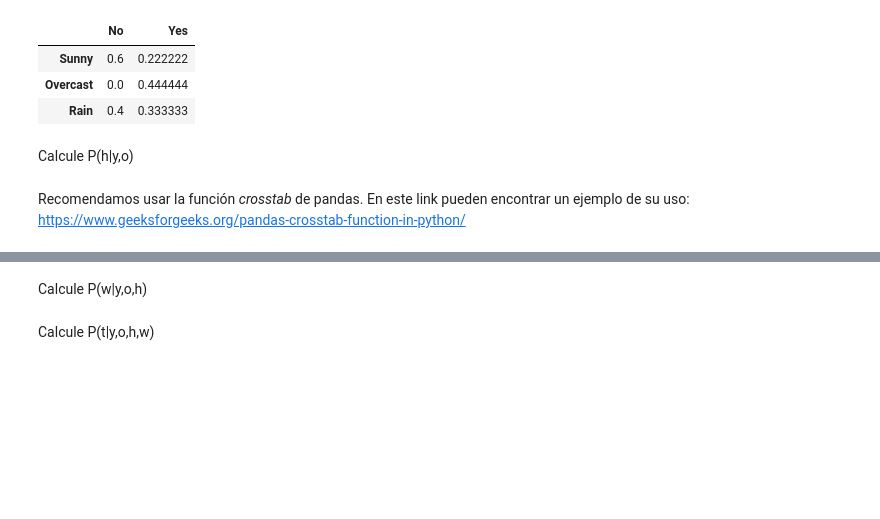
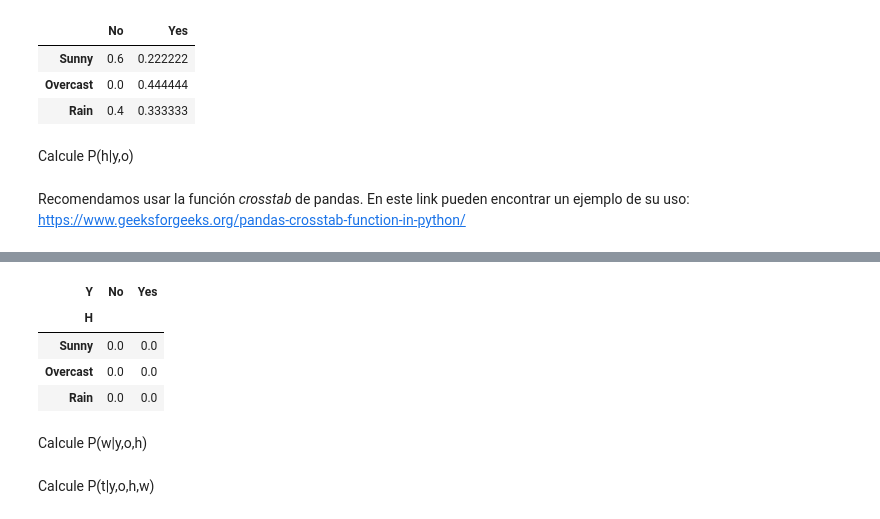
Before and after one commit to bluezombie/iagen-practico01, a Jupyter notebook: Tennis.ipynb, the cells around one changed output, grey strips where cells are left out. Drawn from its saved outputs; the diff is of its cells as text; code cells hidden in the pictures; blank space fills up the shorter version.

```diff
--- a/Tennis.ipynb
+++ b/Tennis.ipynb
@@ -325,17 +366,33 @@ Recomendamos usar la función *crosstab* de pandas. En este link pueden encontra
 # %%
 # Calcule la tabla de frecuencia
 # p(h|y,o) =
-p_h_yo =
+
+p_h_yo = pd.DataFrame(0, columns=yvalues, index=xvalues)
+# --- IGNORE ---
+for i in range(dimx):
+    for j in range(dimy):
+        if l[j] != 0:
+            p_h_yo.iloc[i,j] = obs.iloc[i,j] / l[j]
+# --- IGNORE ---
+
 
 # Luego se divide cada fila por la suma de sus elementos, puede usar las funciones div y sum de pandas
-p_h_yo = ...
+p_h_yo = p_h_yo.div(p_h_yo.sum(axis=1), axis=0)
 
 # No se oliden de llenar los valores NaN!!!
+p_h_yo = p_h_yo.fillna(0)
 
 # Cambiamos los nombres de los indices (si es que lo precisa)
-
+p_h_yo.index.name = 'H'
+p_h_yo.columns.name = 'Y'
 
 p_h_yo
+# %% [output]
+| Y | No | Yes |
+| H |  |  |
+| Sunny | 0.0 | 0.0 |
+| Overcast | 0.0 | 0.0 |
+| Rain | 0.0 | 0.0 |
 # %% [markdown]
 Calcule P(w|y,o,h)
 # %%
```
Also changed, not shown: parts of 4 cells of this notebook.
